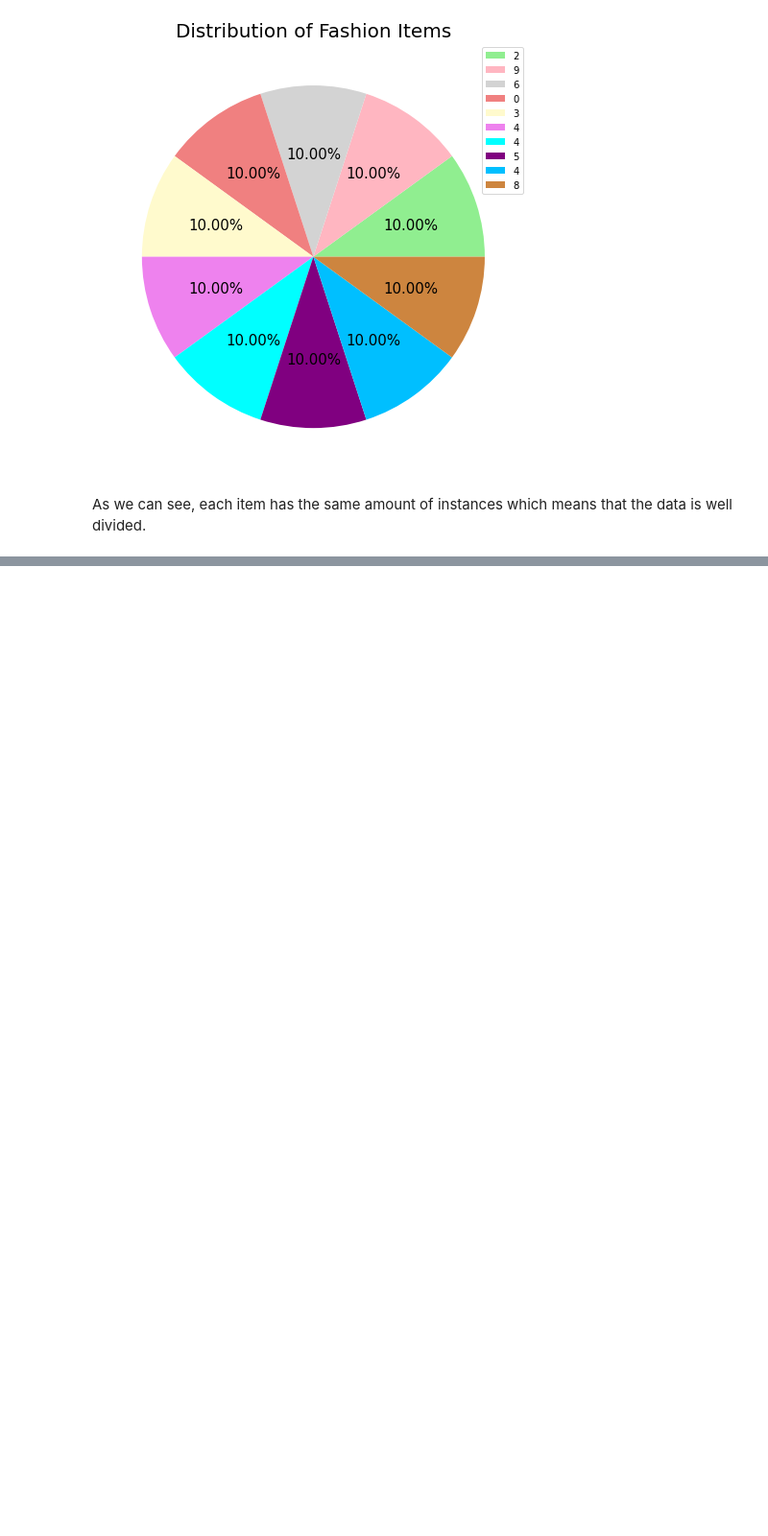
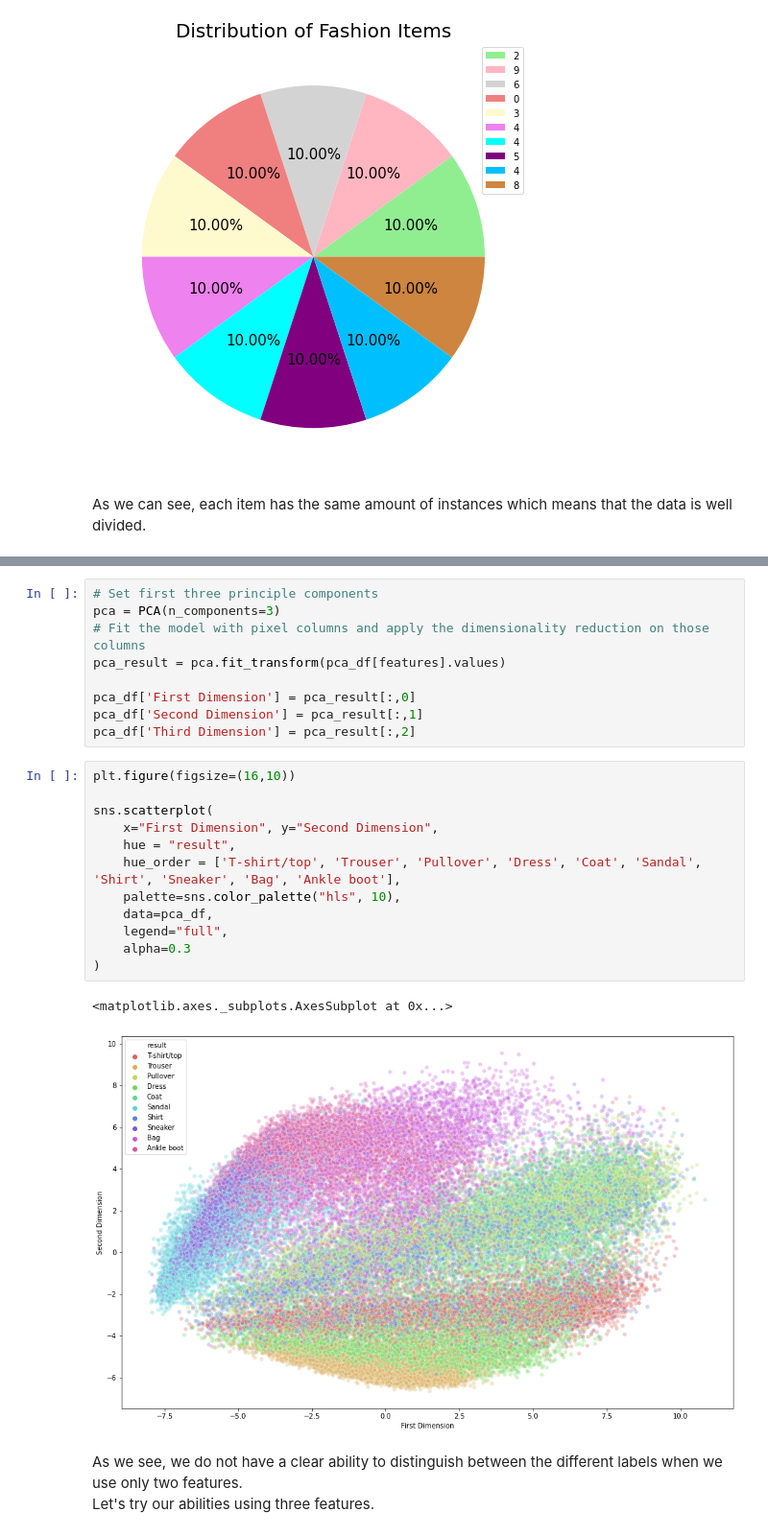
Before and after one commit to Esther-Bi/Data-Simulation-Semester-B-2021-Final-Project, a Jupyter notebook: Notebook 2 - FMNIST.ipynb, the cells around one changed output, grey strips where cells are left out. Shown at 96% size. Cells and saved outputs as stored; diff of their text form; blank space fills up the shorter version.

```diff
--- a/Notebook 2 - FMNIST.ipynb
+++ b/Notebook 2 - FMNIST.ipynb
@@ -75,0 +142,27 @@ As we can see, each item has the same amount of instances which means that the d
+# %%
+# Set first three principle components
+pca = PCA(n_components=3)
+# Fit the model with pixel columns and apply the dimensionality reduction on those columns
+pca_result = pca.fit_transform(pca_df[features].values)
+
+pca_df['First Dimension'] = pca_result[:,0]
+pca_df['Second Dimension'] = pca_result[:,1]
+pca_df['Third Dimension'] = pca_result[:,2]
+# %%
+plt.figure(figsize=(16,10))
+
+sns.scatterplot(
+    x="First Dimension", y="Second Dimension",
+    hue = "result",
+    hue_order = ['T-shirt/top', 'Trouser', 'Pullover', 'Dress', 'Coat', 'Sandal', 'Shirt', 'Sneaker', 'Bag', 'Ankle boot'],
+    palette=sns.color_palette("hls", 10),
+    data=pca_df,
+    legend="full",
+    alpha=0.3
+)
+# %% [output]
+<matplotlib.axes._subplots.AxesSubplot at 0x...>
+[figure, added]
+# %% [markdown]
+As we see, we do not have a clear ability to distinguish between the different labels when we use only two features.<br>
+Let's try our abilities using three features.
```
Also changed, not shown: parts of 6 cells of this notebook.
